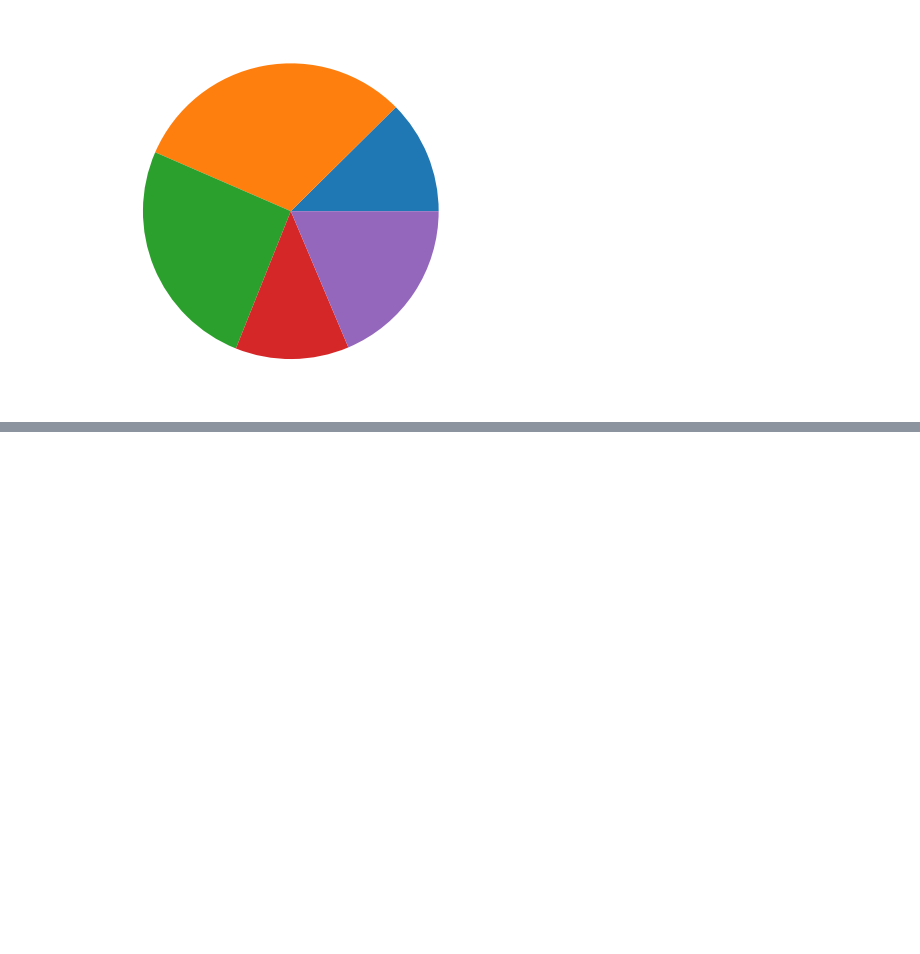
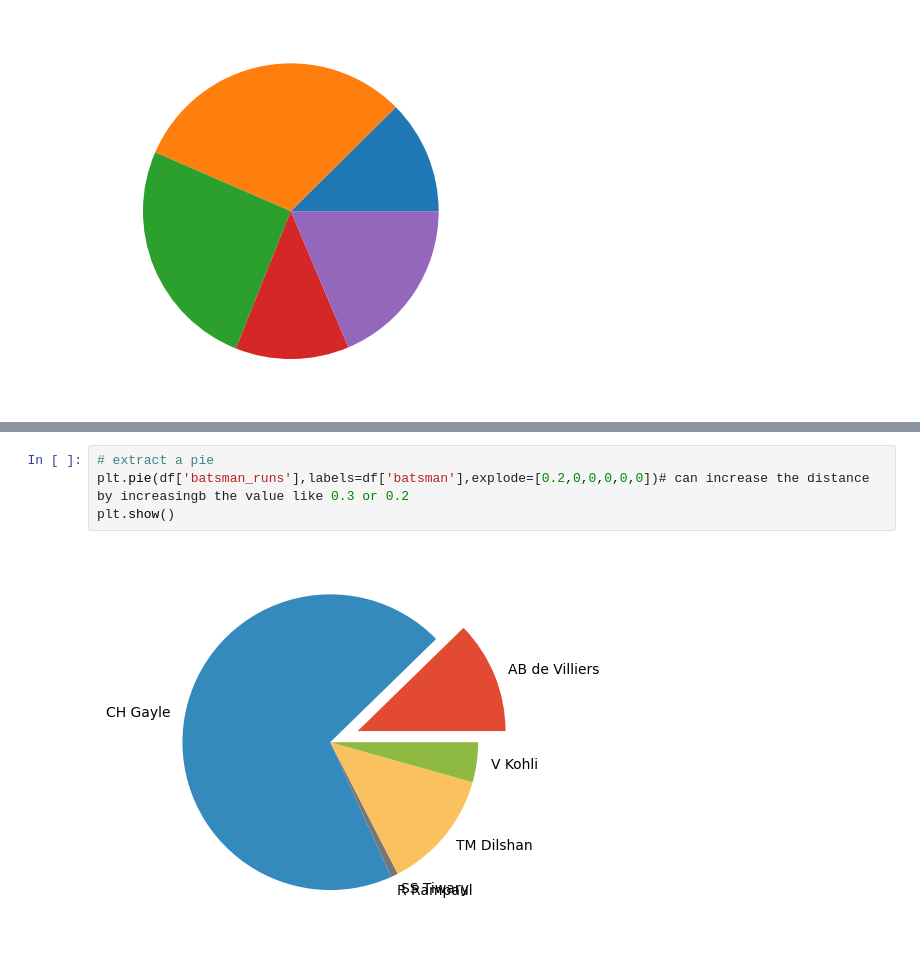
Before and after one commit to Rohit8022/AI-internship-training, a Jupyter notebook: Matplotlib.ipynb, the cells around one changed output, grey strips where cells are left out. Saved outputs shown, nothing was run; the diff lists cells and outputs as text; blank space fills up the shorter version.

```diff
--- a/Matplotlib.ipynb
+++ b/Matplotlib.ipynb
@@ -178,0 +184,6 @@ df=pd.read_csv('')
+# %%
+# extract a pie
+plt.pie(df['batsman_runs'],labels=df['batsman'],explode=[0.2,0,0,0,0,0])# can increase the distance by increasingb the value like 0.3 or 0.2
+plt.show()
+# %% [output]
+[figure, added]
```
Also changed, not shown: parts of 6 cells of this notebook.
